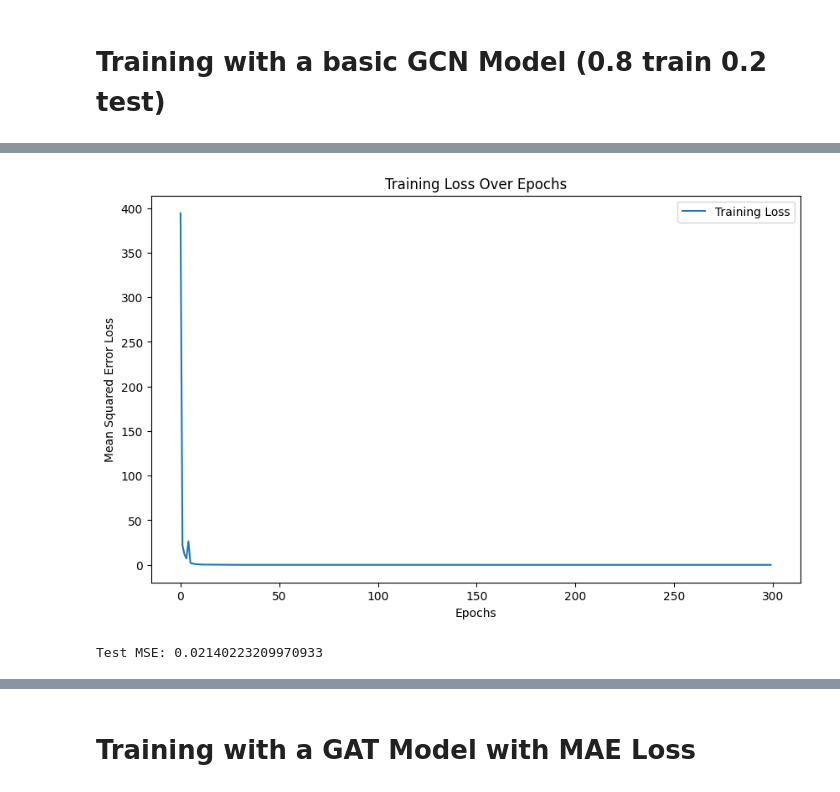
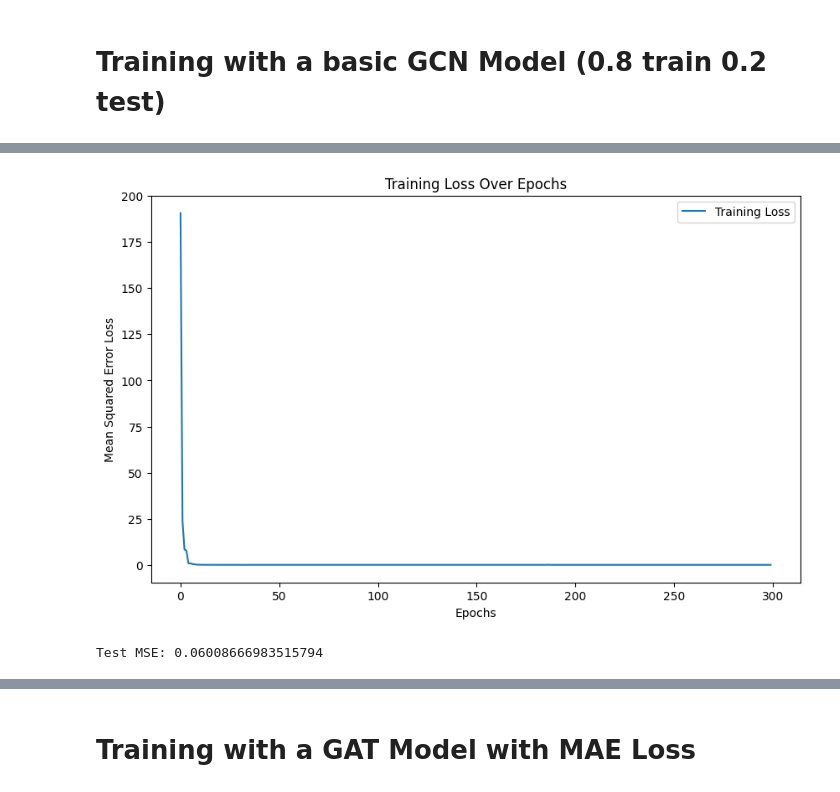
Before and after one commit to arielflt/Protein, a Jupyter notebook: Project.ipynb, the cells around one changed output, grey strips where cells are left out. Drawn from its saved outputs; the diff is of its cells as text; code cells hidden in the pictures.

```diff
--- a/Project.ipynb
+++ b/Project.ipynb
@@ -241,11 +241,11 @@ class GCN(torch.nn.Module):
         return x
 
 def load_graph_data():
-    graph_files = os.listdir('sgwv')
+    graph_files = os.listdir('saved_graphs2')
     datasets = []
 
     for file in graph_files:
-        data = torch.load(os.path.join('sgwv', file))
+        data = torch.load(os.path.join('saved_graphs2', file))
         datasets.append(data)
 
     return datasets
@@ -316,2 +316,2 @@ Epoch 290, Loss: 0.0016961618976064493
-[figure, old version]
+[figure, new version]
-Test MSE: 0.02140223209970933
+Test MSE: 0.06008666983515794
```
Also changed, not shown: parts of 2 cells of this notebook, 4 other files.
